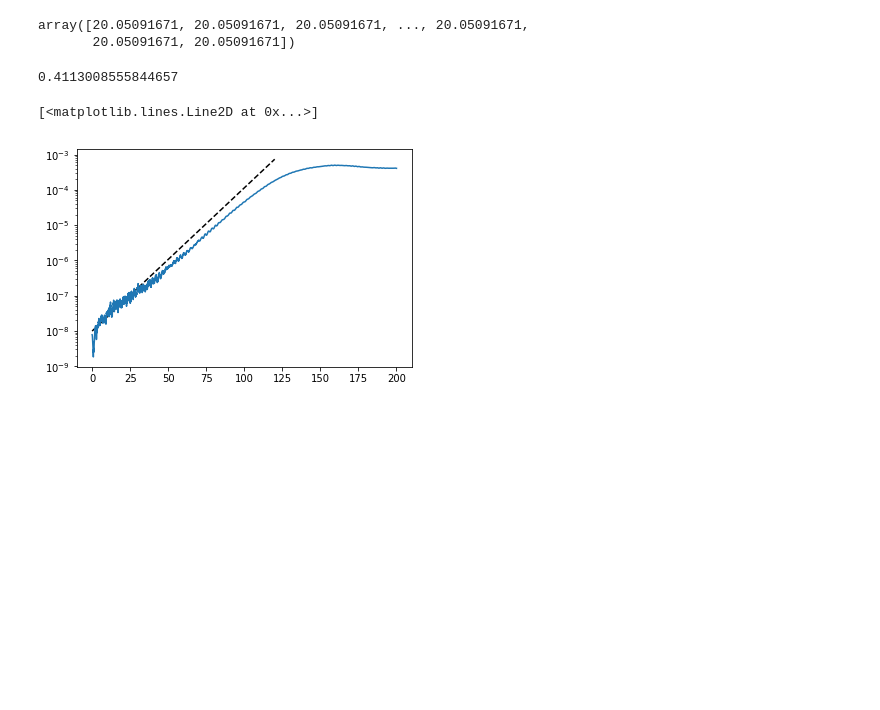
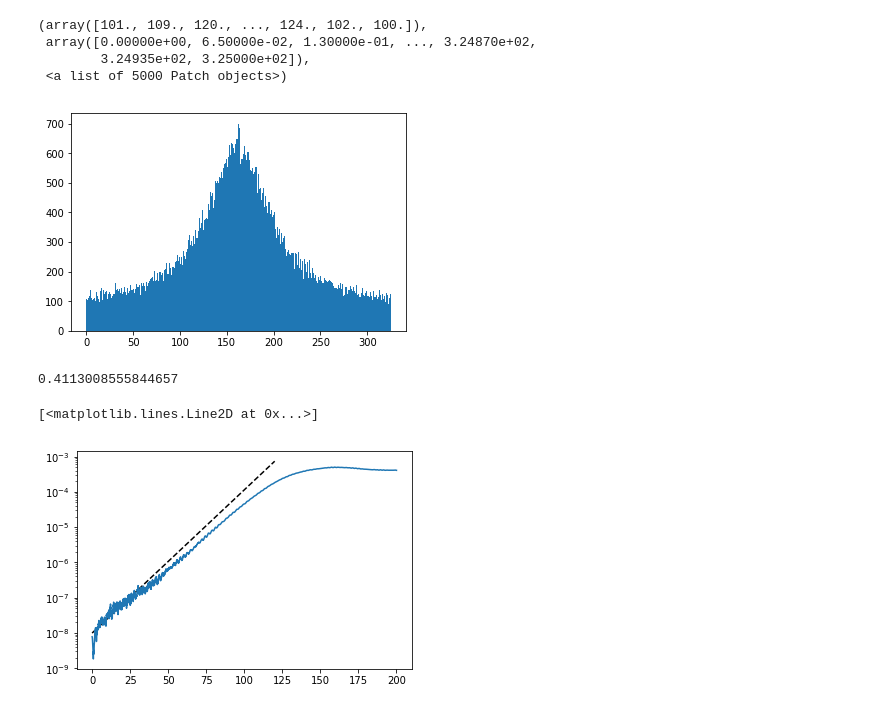
Before and after one commit to ratnania/mhd, a Jupyter notebook: 02_HybridModelling/HyCho.ipynb, the cells around one changed output. Cells and saved outputs as stored; diff of their text form; code cells hidden in the pictures; blank space fills up the shorter version.

```diff
--- a/02_HybridModelling/HyCho.ipynb
+++ b/02_HybridModelling/HyCho.ipynb
@@ -700,8 +700,11 @@ time for solving linear system: 0.004591464996337891
-# %%
-particles[:, 4]
-# %% [output]
-array([20.05091671, 20.05091671, 20.05091671, ..., 20.05091671,
-       20.05091671, 20.05091671])
+# %%
+plt.hist(particles[:, 0], bins = el_b)
+# %% [output]
+(array([101., 109., 120., ..., 124., 102., 100.]),
+ array([0.00000e+00, 6.50000e-02, 1.30000e-01, ..., 3.24870e+02,
+        3.24935e+02, 3.25000e+02]),
+ <a list of 5000 Patch objects>)
+[figure, added]
 # %%
 1/(Ta + 1) + 2*Ta*np.arctan(np.sqrt(xi*(Ta + 1))*Lz/2)/(Lz*np.sqrt(xi)*(Ta + 1)**(3/2))
 # %% [output]
```
Also changed, not shown: parts of 1 cell of this notebook, 1 other file.
